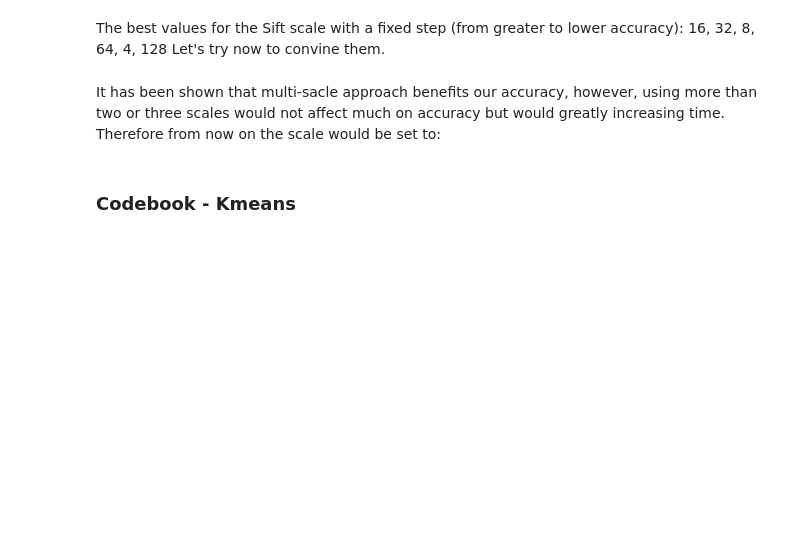
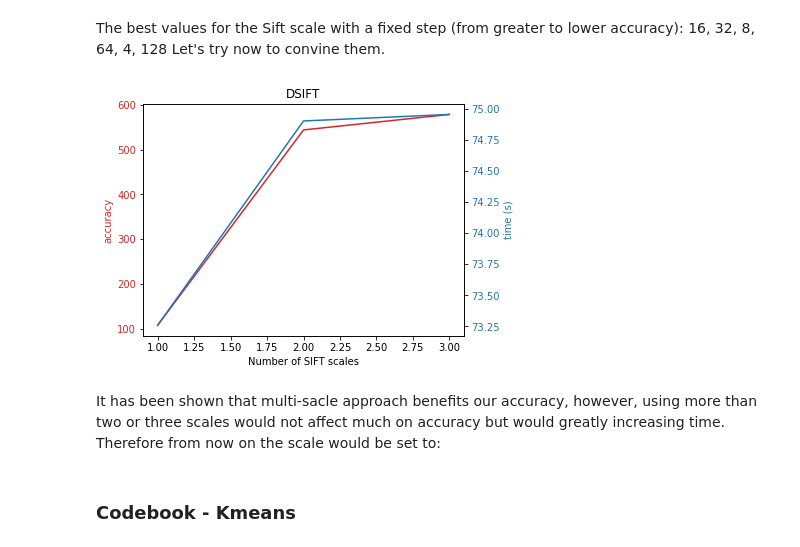
Before and after one commit to aturcitu/M3-18.19, a Jupyter notebook: notebook/delivery/M3 - Delivery 2.ipynb, the cells around one changed output. Drawn from its saved outputs; the diff is of its cells as text; code cells hidden in the pictures; blank space fills up the shorter version.

```diff
--- a/notebook/delivery/M3 - Delivery 2.ipynb
+++ b/notebook/delivery/M3 - Delivery 2.ipynb
@@ -483,19 +485,21 @@ Let's try now to convine them.
 # %%
 accuracy_list = []
 time_list = []
 
 sift_scale_iterations = [[16],[16,32],[8, 16, 32]]
 
 for sift_scale in sift_scale_iterations:
     (SIFTdetector, kpt) = compute_detector(sift_step_size, sift_scale)
     accuracy_validation, time_validation = cross_validation(skf, X, y, SIFTdetector, kpt, k_codebook,
                                                             dense, pyramid_level, norm_method, compute_regular_kernel, classifier)
     # Append for the different testing values
-    time_list.append(np.average(accuracy_validation))
-    accuracy_list.append(np.average(time_validation))
+    accuracy_list.append(np.average(accuracy_validation))
+    time_list.append(np.average(time_validation))
 
 plot_accuracy_vs_time(np.arange(1,len(sift_scale_iterations)+1), accuracy_list, time_list,
                       feature_name='Number of SIFT scales', title="DSIFT")
+# %% [output]
+[figure, added]
 # %% [markdown]
 It has been shown that multi-sacle approach benefits our accuracy, however, using more than two or three scales would not affect much on accuracy but would greatly increasing time. Therefore from now on the scale would be set to:
 # %%
```
Also changed, not shown: parts of 6 cells of this notebook.
